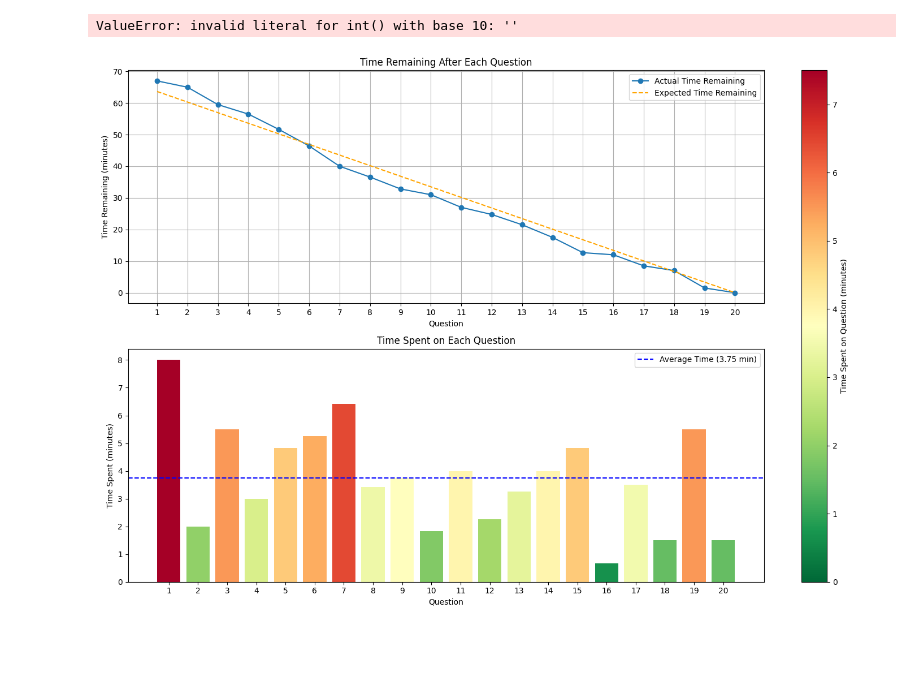
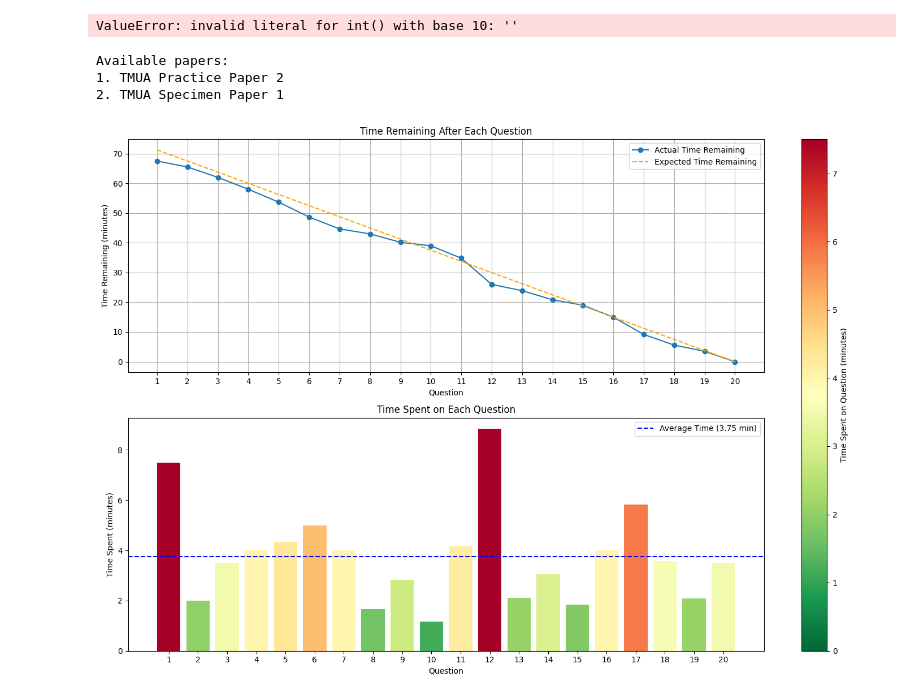
Before and after one commit to brimell/studying, a Jupyter notebook: timing.ipynb, the cells around one changed output. Saved outputs shown, nothing was run; the diff lists cells and outputs as text; code cells hidden in the pictures; blank space fills up the shorter version.

```diff
--- a/timing.ipynb
+++ b/timing.ipynb
@@ -74,18 +116,30 @@ from datetime import timedelta
 import numpy as np
 import matplotlib.colors as mcolors
 
-# Load the JSON file
-with open('time_analysis.json', 'r') as json_file:
-    analysis_dict = json.load(json_file)
-
-# Convert the loaded dictionary back to a DataFrame
-analysis_df = pd.DataFrame(analysis_dict)
-
-# Convert time columns from string to timedelta for plotting
+# Function to parse timedelta
 def parse_timedelta(time_str):
     h, m, s = map(int, time_str.split(':'))
     return timedelta(hours=h, minutes=m, seconds=s)
 
+# Load the JSON file
+file_path = 'time_analysis.json'
+with open(file_path, 'r') as json_file:
+    papers_list = json.load(json_file)
+
+# List all available papers
+paper_names = [paper['Paper Name'] for paper in papers_list]
+print("Available papers:")
+for i, name in enumerate(paper_names, 1):
+    print(f"{i}. {name}")
+
+# Ask the user which paper to display
+paper_choice = int(input("Enter the number of the paper you want to display: ")) - 1
+selected_paper = papers_list[paper_choice]
+
+# Convert the selected paper dictionary back to a DataFrame
+analysis_df = pd.DataFrame(selected_paper)
+
+# Convert time columns from string to timedelta for plotting
 analysis_df['Time Remaining'] = analysis_df['Time Remaining'].apply(parse_timedelta)
 analysis_df['Time Spent'] = analysis_df['Time Spent'].apply(parse_timedelta)
 analysis_df['Time Spent on Question'] = analysis_df['Time Spent on Question'].apply(parse_timedelta)
@@ -96,11 +150,11 @@ analysis_df['Time Spent (m)'] = analysis_df['Time Spent'].dt.total_seconds() / 6
 analysis_df['Time Spent on Question (m)'] = analysis_df['Time Spent on Question'].dt.total_seconds() / 60
 
 # Calculate average time spent per question
-average_time_per_question = analysis_df['Time Spent on Question (m)'].mean()
-total_time = analysis_df['Time Remaining (m)'][0]  # assuming first time remaining entry is the total time
+total_time = analysis_df['Time Spent'].iloc[-1].total_seconds() / 60  # total time in minutes
+average_time_per_question = total_time / len(analysis_df["Question"])
 
 # Calculate expected time remaining if each question took the average time
-expected_time_remaining = [total_time - ((i+1) * total_time / len(analysis_df)) for i in range(len(analysis_df))]
+expected_time_remaining = [total_time - (i * total_time / len(analysis_df)) for i in range(1,len(analysis_df)+1)]
 
 # Normalize the time spent for color mapping
 norm = plt.Normalize(0, 2 * average_time_per_question)  # assuming 2 * average as a reasonable upper limit
@@ -115,31 +169,34 @@ plt.figure(figsize=(14, 10))
 
 # Plot 1: Time Remaining after each question with Expected Diagonal Line
 plt.subplot(2, 1, 1)
 plt.plot(analysis_df['Question'], analysis_df['Time Remaining (m)'], marker='o', label='Actual Time Remaining')
 plt.plot(analysis_df['Question'], expected_time_remaining, linestyle='--', color='orange', label='Expected Time Remaining')
 plt.title('Time Remaining After Each Question')
 plt.xlabel('Question')
 plt.ylabel('Time Remaining (minutes)')
 plt.xticks(analysis_df['Question'])  # Show all integers on the x-axis
 plt.legend()
 plt.grid(True)
 
 # Plot 2: Time Spent on Each Question with Average Line and Color Gradient
 plt.subplot(2, 1, 2)
 bars = plt.bar(analysis_df['Question'], analysis_df['Time Spent on Question (m)'], color=colors)
 plt.axhline(y=average_time_per_question, color='blue', linestyle='--', label=f'Average Time ({average_time_per_question:.2f} min)')
 plt.title('Time Spent on Each Question')
 plt.xlabel('Question')
 plt.ylabel('Time Spent (minutes)')
 plt.xticks(analysis_df['Question'])  # Show all integers on the x-axis
 plt.legend()
 
 plt.tight_layout()
 
 # Add color bar to indicate the scale
 cbar = plt.colorbar(sm, ax=plt.gcf().axes, orientation='vertical', fraction=.1)
 cbar.set_label('Time Spent on Question (minutes)')
 
 plt.show()
 # %% [output]
+Available papers:
+1. TMUA Practice Paper 2
+2. TMUA Specimen Paper 1
-[figure, old version]
+[figure, new version]
```
Also changed, not shown: parts of 2 cells of this notebook, 1 other file.
